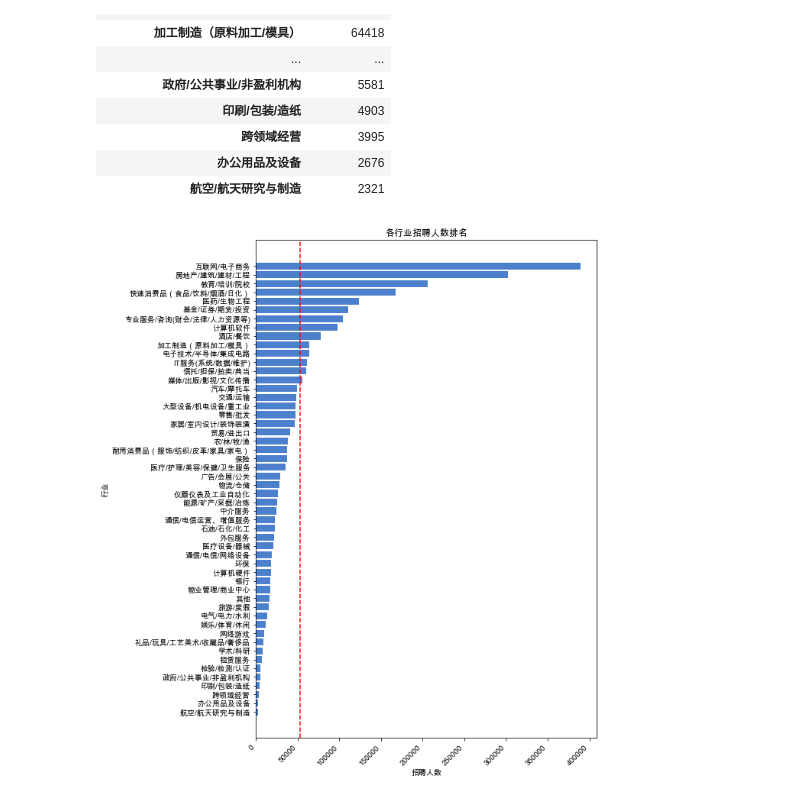
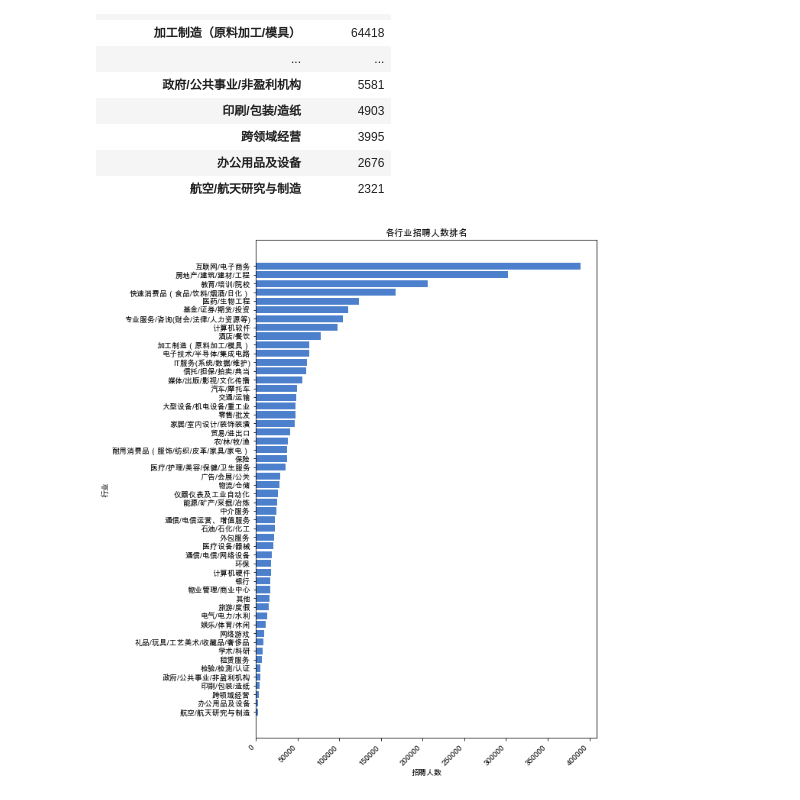
Before and after one commit to yexxyy/recruit_data, a Jupyter notebook: Datamining/tools/各行业招聘数量排名.ipynb, the cells around one changed output. Cells and saved outputs as stored; diff of their text form; code cells hidden in the pictures.

```diff
--- a/Datamining/tools/各行业招聘数量排名.ipynb
+++ b/Datamining/tools/各行业招聘数量排名.ipynb
@@ -64,33 +64,31 @@ output
 #绘制条状图
 fig,ax=plt.subplots(figsize=(8, 12))
 
 # 设置中文字体
 plt.rcParams['font.sans-serif'] = ['Arial Unicode MS']
 plt.rcParams['axes.unicode_minus'] = False
 
 #设置背景
 #print(plt.style.available)
 #['_classic_test', 'bmh', 'classic', 'dark_background', 'fast', 'fivethirtyeight', 'ggplot', 'grayscale', 'seaborn-bright', 'seaborn-colorblind', 'seaborn-dark-palette', 'seaborn-dark', 'seaborn-darkgrid', 'seaborn-deep', 'seaborn-muted', 'seaborn-notebook', 'seaborn-paper', 'seaborn-pastel', 'seaborn-poster', 'seaborn-talk', 'seaborn-ticks', 'seaborn-white', 'seaborn-whitegrid', 'seaborn', 'Solarize_Light2']
 # plt.style.use('seaborn-white')
 
 #加载数据
 index=list(reversed(range(len(output.index))))
 plt.barh(index,output['recruit_num'],color=(0.3,0.5,0.8))
 
 ax.set_yticklabels(output.index)
 ax.set_yticks(index)
 #设置lable旋转
 labels=ax.get_xticklabels()
 plt.setp(labels,rotation=45,horizontalalignment='right')
 
 #设置标题等
 ax.set(xlabel='招聘人数', ylabel='行业',title='各行业招聘人数排名')
-#添加平均线
-ax.axvline(output.mean().values,ls='--',color='r')
 
 plt.show()
 
 #保存图片
 fig.savefig('{}.png'.format(ax.get_title()), transparent=False, dpi=80, bbox_inches="tight")
 # %% [output]
-[figure, old version]
+[figure, new version]
```
Also changed, not shown: 3 other files.
